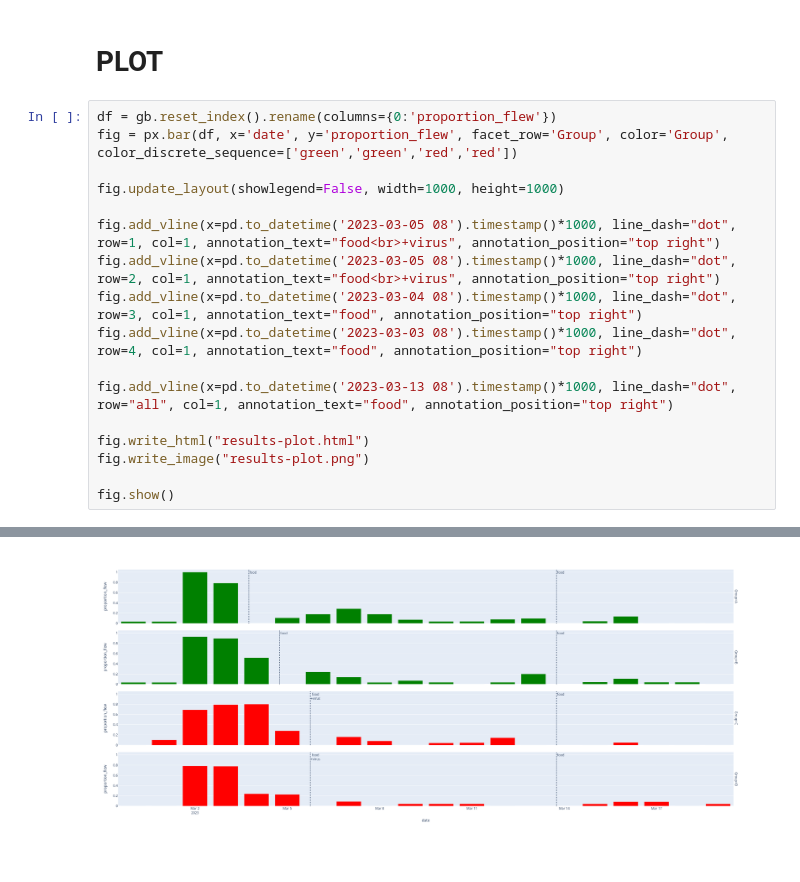
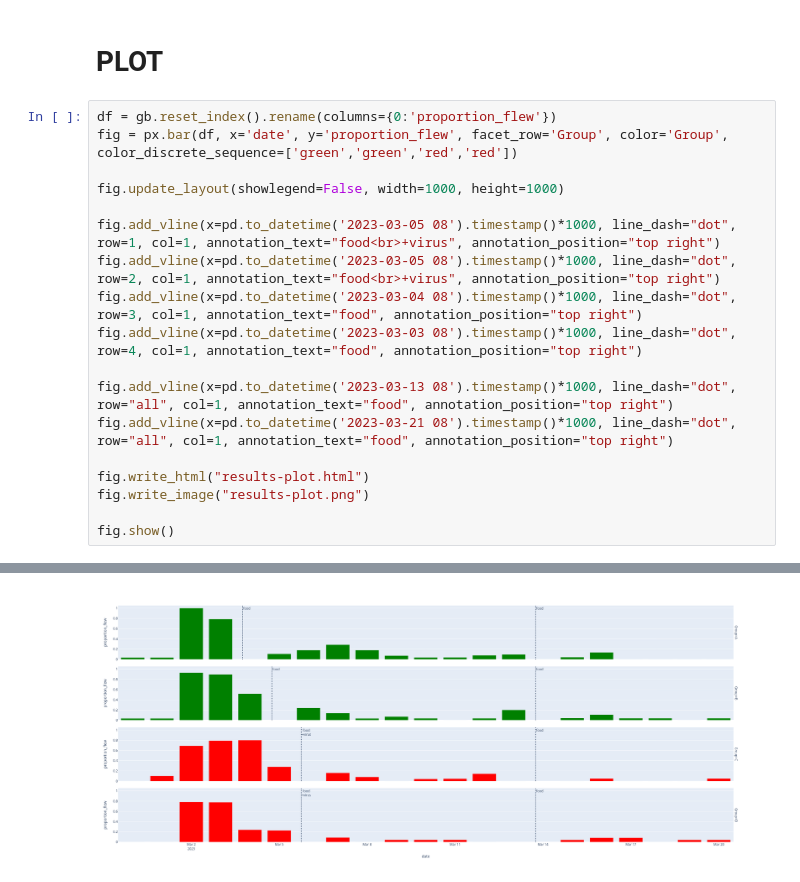
Before and after one commit to aubreymoore/crb-flight-test, a Jupyter notebook: read_data.ipynb, the cells around one changed output, grey strips where cells are left out. Drawn from its saved outputs; the diff is of its cells as text.

```diff
--- a/read_data.ipynb
+++ b/read_data.ipynb
@@ -213,6 +214,7 @@ fig.add_vline(x=pd.to_datetime('2023-03-04 08').timestamp()*1000, line_dash="dot
 fig.add_vline(x=pd.to_datetime('2023-03-03 08').timestamp()*1000, line_dash="dot", row=4, col=1, annotation_text="food", annotation_position="top right")
 
 fig.add_vline(x=pd.to_datetime('2023-03-13 08').timestamp()*1000, line_dash="dot", row="all", col=1, annotation_text="food", annotation_position="top right")
+fig.add_vline(x=pd.to_datetime('2023-03-21 08').timestamp()*1000, line_dash="dot", row="all", col=1, annotation_text="food", annotation_position="top right")
 
 fig.write_html("results-plot.html")
 fig.write_image("results-plot.png")
@@ -222 +225 @@ fig.show()
-[figure, old version]
+[figure, new version]
```
Also changed, not shown: parts of 5 cells of this notebook, 3 other files.
